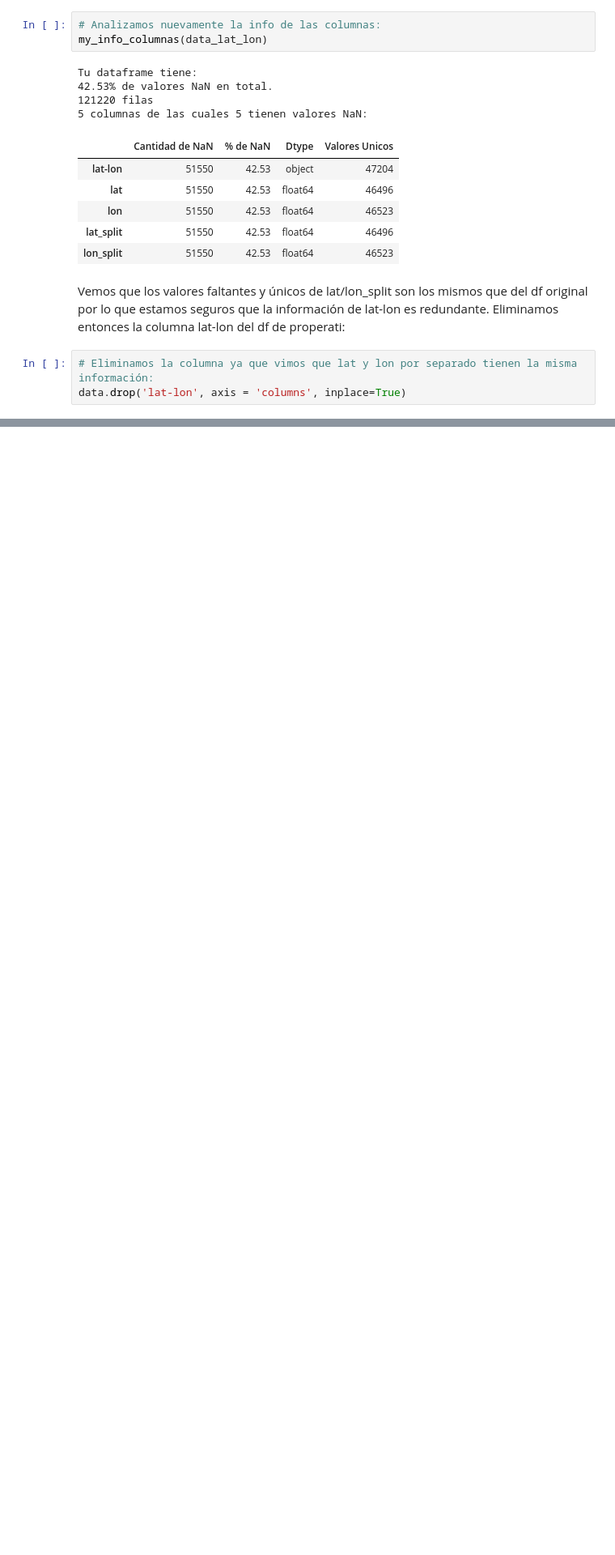
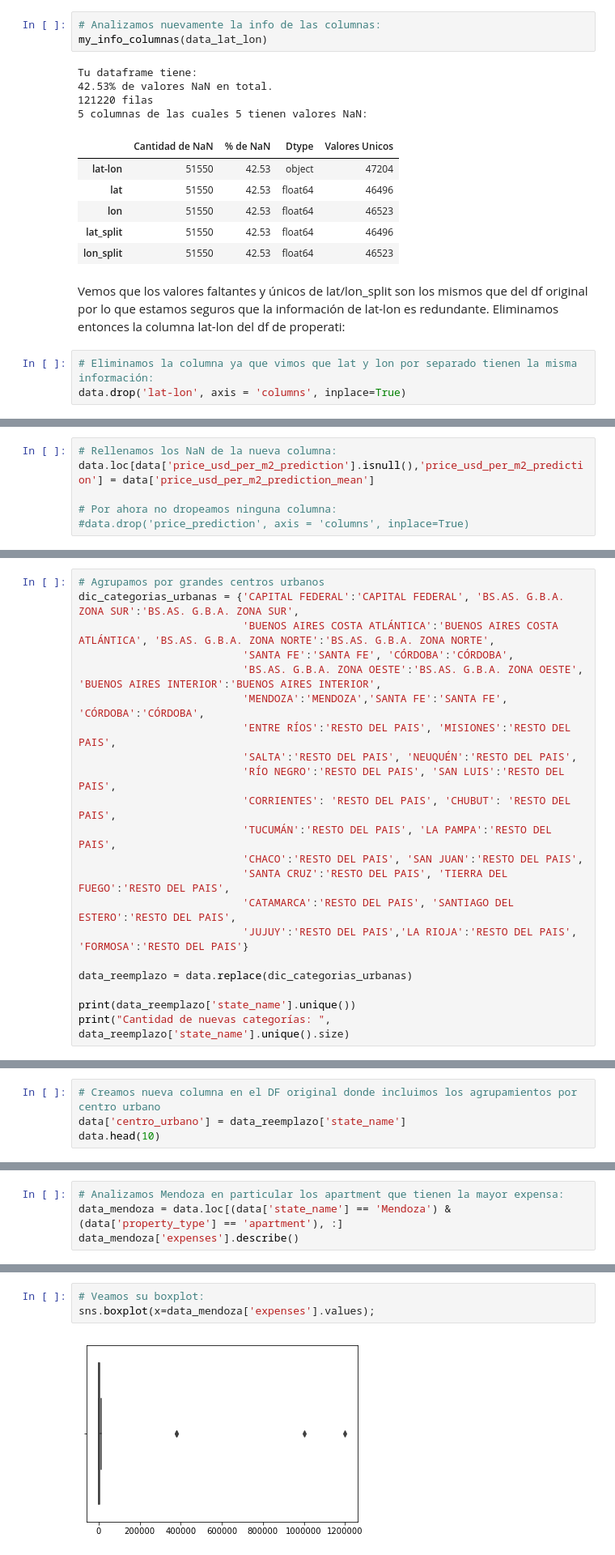
Before and after one commit to varelapablos/Desafio1-G3, a Jupyter notebook: Notebook_Alan.ipynb, the cells around one changed output, grey strips where cells are left out. Shown at 81% size. Drawn from its saved outputs; the diff is of its cells as text; blank space fills up the shorter version.

```diff
--- a/Notebook_Alan.ipynb
+++ b/Notebook_Alan.ipynb
@@ -727,0 +1230,6 @@ Length: 98, dtype: float64
+# %%
+# Rellenamos los NaN de la nueva columna:
+data.loc[data['price_usd_per_m2_prediction'].isnull(),'price_usd_per_m2_prediction'] = data['price_usd_per_m2_prediction_mean']
+
+# Por ahora no dropeamos ninguna columna:
+#data.drop('price_prediction', axis = 'columns', inplace=True)
@@ -727,0 +1325,21 @@ Length: 98, dtype: float64
+# %%
+# Agrupamos por grandes centros urbanos
+dic_categorias_urbanas = {'CAPITAL FEDERAL':'CAPITAL FEDERAL', 'BS.AS. G.B.A. ZONA SUR':'BS.AS. G.B.A. ZONA SUR',
+                          'BUENOS AIRES COSTA ATLÁNTICA':'BUENOS AIRES COSTA ATLÁNTICA', 'BS.AS. G.B.A. ZONA NORTE':'BS.AS. G.B.A. ZONA NORTE',
+                          'SANTA FE':'SANTA FE', 'CÓRDOBA':'CÓRDOBA',
+                          'BS.AS. G.B.A. ZONA OESTE':'BS.AS. G.B.A. ZONA OESTE', 'BUENOS AIRES INTERIOR':'BUENOS AIRES INTERIOR',
+                          'MENDOZA':'MENDOZA','SANTA FE':'SANTA FE', 'CÓRDOBA':'CÓRDOBA',
+                          'ENTRE RÍOS':'RESTO DEL PAIS', 'MISIONES':'RESTO DEL PAIS',
+                          'SALTA':'RESTO DEL PAIS', 'NEUQUÉN':'RESTO DEL PAIS',
+                          'RÍO NEGRO':'RESTO DEL PAIS', 'SAN LUIS':'RESTO DEL PAIS',
+                          'CORRIENTES': 'RESTO DEL PAIS', 'CHUBUT': 'RESTO DEL PAIS',
+                          'TUCUMÁN':'RESTO DEL PAIS', 'LA PAMPA':'RESTO DEL PAIS',
+                          'CHACO':'RESTO DEL PAIS', 'SAN JUAN':'RESTO DEL PAIS',
+                          'SANTA CRUZ':'RESTO DEL PAIS', 'TIERRA DEL FUEGO':'RESTO DEL PAIS',
+                          'CATAMARCA':'RESTO DEL PAIS', 'SANTIAGO DEL ESTERO':'RESTO DEL PAIS',
+                          'JUJUY':'RESTO DEL PAIS','LA RIOJA':'RESTO DEL PAIS', 'FORMOSA':'RESTO DEL PAIS'}
+
+data_reemplazo = data.replace(dic_categorias_urbanas)
+
+print(data_reemplazo['state_name'].unique())
+print("Cantidad de nuevas categorías: ", data_reemplazo['state_name'].unique().size)
@@ -727,0 +1351,4 @@ Length: 98, dtype: float64
+# %%
+# Creamos nueva columna en el DF original donde incluimos los agrupamientos por centro urbano
+data['centro_urbano'] = data_reemplazo['state_name']
+data.head(10)
@@ -727,0 +1465,4 @@ Length: 98, dtype: float64
+# %%
+# Analizamos Mendoza en particular los apartment que tienen la mayor expensa:
+data_mendoza = data.loc[(data['state_name'] == 'Mendoza') & (data['property_type'] == 'apartment'), :]
+data_mendoza['expenses'].describe()
@@ -727,0 +1479,5 @@ Length: 98, dtype: float64
+# %%
+# Veamos su boxplot:
+sns.boxplot(x=data_mendoza['expenses'].values);
+# %% [output]
+[figure, added]
```
Also changed, not shown: parts of 116 cells of this notebook, 1 other file.
